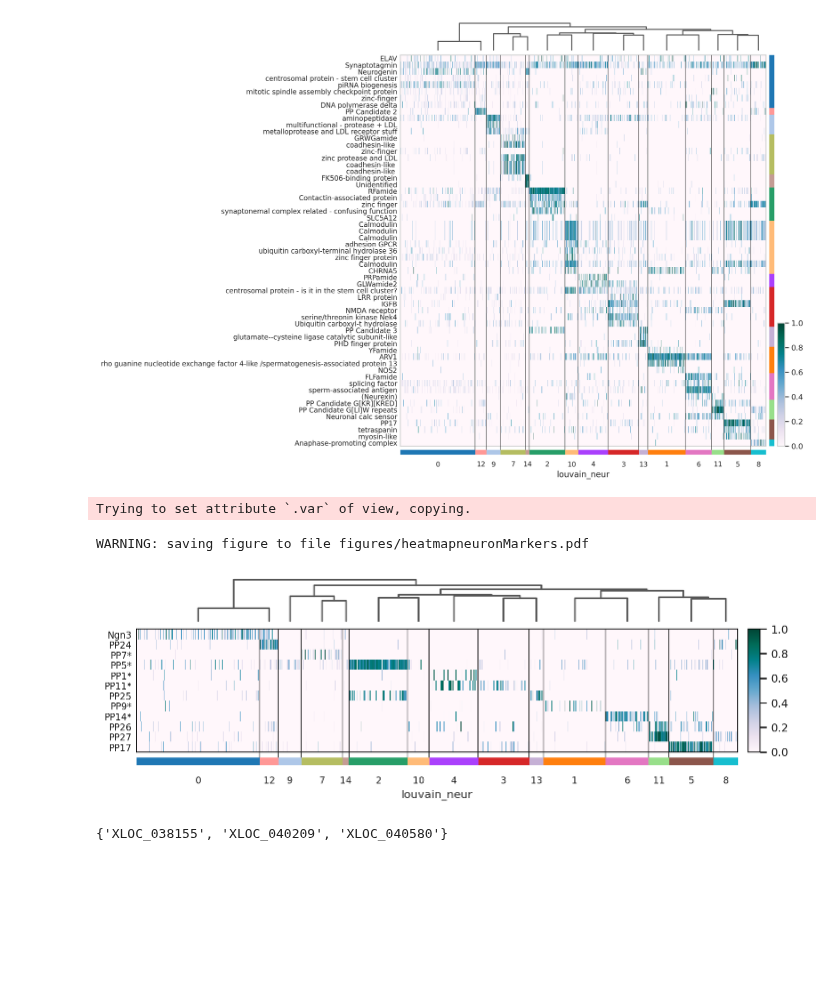
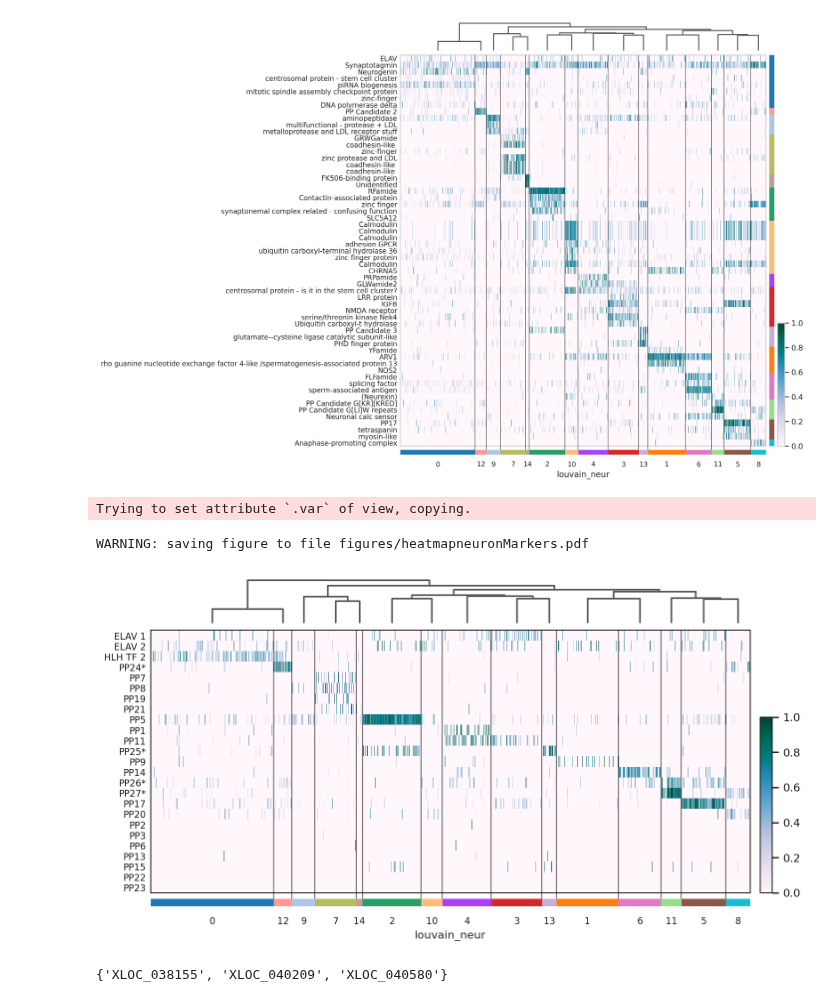
Before and after one commit to pachterlab/CWGFLHGCCHAP_2021, a Jupyter notebook: notebooks/neuronSubpop_Analysis.ipynb, the cells around one changed output. Cells and saved outputs as stored; diff of their text form; code cells hidden in the pictures; blank space fills up the shorter version.

Commit message:
Update genes for neuropeptide heatmap

```diff
--- a/notebooks/neuronSubpop_Analysis.ipynb
+++ b/notebooks/neuronSubpop_Analysis.ipynb
@@ -1084,32 +1084,36 @@ WARNING: saving figure to file figures/heatmapneuronMarkers.pdf
 # %%
 #Plot particular genes in order of interest
 # forPlot = ['XLOC_030971','XLOC_001566','XLOC_030920','XLOC_040584','XLOC_019434',XLOC_042761 vs'TRINITY_DN20104_c0_g1_i1.mrna1','XLOC_017097',
 #            'XLOC_041402','XLOC_004021','XLOC_030120']
 
 # forPlot = forPlot + [i for i in toAdd if i not in forPlot]
 #'XLOC_030971','XLOC_003576','XLOC_001566',
 #'ELAV','KCNA6','Synaptotagmin'
-topGenes = ['XLOC_018937','XLOC_035224',
-            'XLOC_040584','XLOC_019434','XLOC_042761','XLOC_017097',
+topGenes = ['XLOC_004785', 'XLOC_030971',
+            'XLOC_018937','XLOC_035224','XLOC_040584',
+            'XLOC_008764','XLOC_040209', 'XLOC_010892', 'XLOC_019434','XLOC_042761','XLOC_017097',
             'XLOC_021799','XLOC_041402','XLOC_004021','XLOC_008730',
-            'XLOC_014624','XLOC_030120']
+            'XLOC_014624','XLOC_030120',
+            'XLOC_038155','XLOC_017096','XLOC_003691','XLOC_012334','XLOC_000626','XLOC_003339','XLOC_029868','XLOC_007813']
 neurons_sigTop = neurons_raw[:,topGenes]
 
-#labels = [allGenes[i] for i in forPlot]
-labels = ['Ngn3','PP24',
-          'PP7*','PP5*','PP1*','PP11*',
-          'PP25','PP9*','PP14*','PP26',
-          'PP27','PP17']
+# *** REVERSE *'s, include all Neuropeptides ***** 2,3,6,13,15,19,20,21,22,23
+labels = ['ELAV 1', 'ELAV 2',
+          'HLH TF 2','PP24*','PP7',
+          'PP8','PP19','PP21','PP5','PP1','PP11',
+          'PP25*','PP9','PP14','PP26*',
+          'PP27*','PP17',
+          'PP20','PP2','PP3','PP6','PP13','PP15','PP22','PP23']
 neurons_sigTop.var['names'] = labels
 
 sc.set_figure_params(scanpy=True, fontsize=10)
 sc.pl.heatmap(neurons_sigTop, labels, groupby='louvain_neur', dendrogram=True,show_gene_labels=True,
               gene_symbols = 'names',swap_axes=True,
               cmap='PuBuGn',standard_scale='var',save='neuronMarkers.pdf') #var_group_positions =var_groups ,var_group_labels = var_labels
 # %% [output]
 Trying to set attribute `.var` of view, copying.
 WARNING: saving figure to file figures/heatmapneuronMarkers.pdf
-[figure, old version]
+[figure, new version]
 # %%
 # noRes = ['XLOC_014409','XLOC_012286','XLOC_017097','XLOC_017320','XLOC_018990','XLOC_021799','XLOC_029942',
 #          'XLOC_030120','XLOC_030186','XLOC_030467','XLOC_004021','XLOC_005322','XLOC_005853','XLOC_008730']
```
